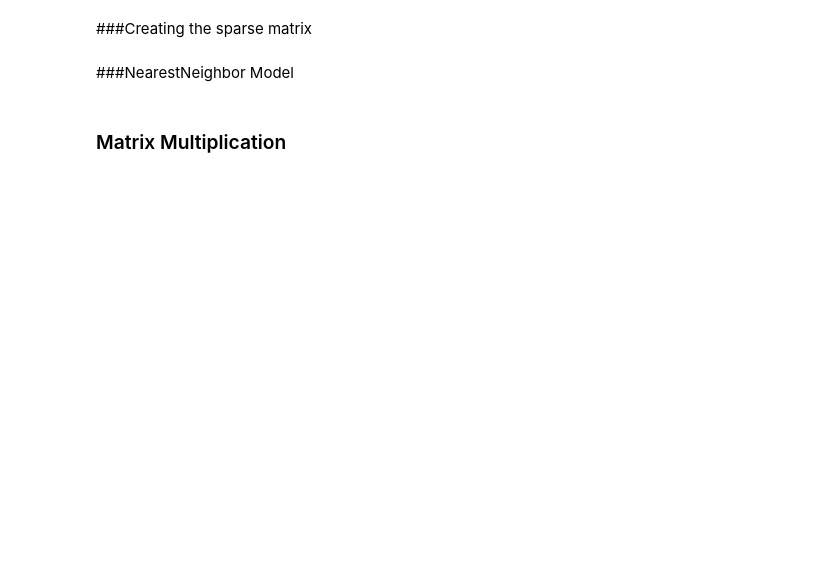
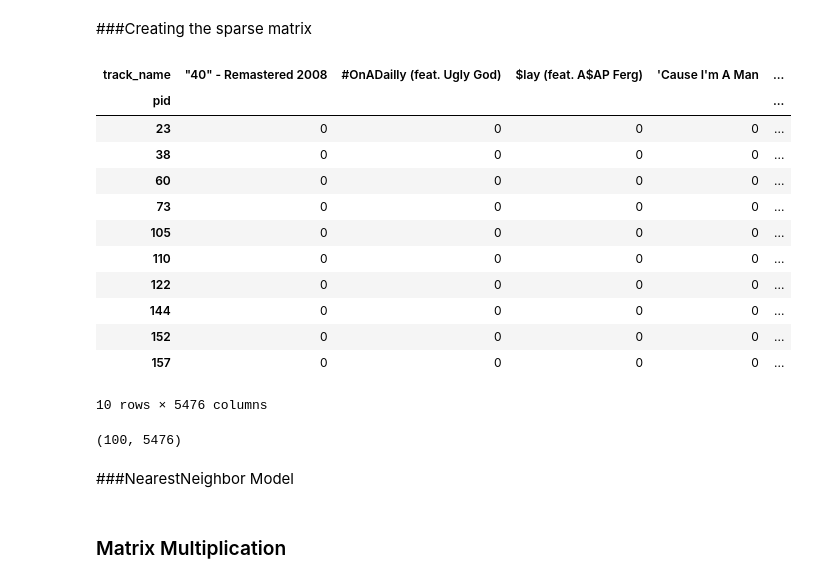
Before and after one commit to Ruby-L-i-n/CSDS234_FinalProject, a Jupyter notebook: SpotifyPlaylist.ipynb, the cells around one changed output. Saved outputs shown, nothing was run; the diff lists cells and outputs as text; code cells hidden in the pictures; blank space fills up the shorter version.

```diff
--- a/SpotifyPlaylist.ipynb
+++ b/SpotifyPlaylist.ipynb
@@ -128,7 +123,29 @@ Text(0.5, 0, 'Total songs across playlists')
 # %% [markdown]
 ###Creating the sparse matrix
 # %%
-#create a sparse matrix of song in playlist
+#create a sparse matrix of song in playlist as a dataframe
+pl_song_df = pd.crosstab(index=clean_df['pid'], columns=clean_df['track_name'])
+pl_song_df.head(10)
+# %% [output]
+| track_name | "40" - Remastered 2008 | #OnADailly (feat. Ugly God) | $lay (feat. A$AP Ferg) | 'Cause I'm A Man | ... |
+| pid |  |  |  |  | ... |
+| 23 | 0 | 0 | 0 | 0 | ... |
+| 38 | 0 | 0 | 0 | 0 | ... |
+| 60 | 0 | 0 | 0 | 0 | ... |
+| 73 | 0 | 0 | 0 | 0 | ... |
+| 105 | 0 | 0 | 0 | 0 | ... |
+| 110 | 0 | 0 | 0 | 0 | ... |
+| 122 | 0 | 0 | 0 | 0 | ... |
+| 144 | 0 | 0 | 0 | 0 | ... |
+| 152 | 0 | 0 | 0 | 0 | ... |
+| 157 | 0 | 0 | 0 | 0 | ... |
+10 rows × 5476 columns
+# %%
+#convert the dataframe of 0s and 1s to a numpy matrix
+pl_song_matrix = pl_song_df.to_numpy()
+pl_song_matrix.shape
+# %% [output]
+(100, 5476)
 # %% [markdown]
 ###NearestNeighbor Model
 # %% [markdown]
```
Also changed, not shown: parts of 7 cells of this notebook.
